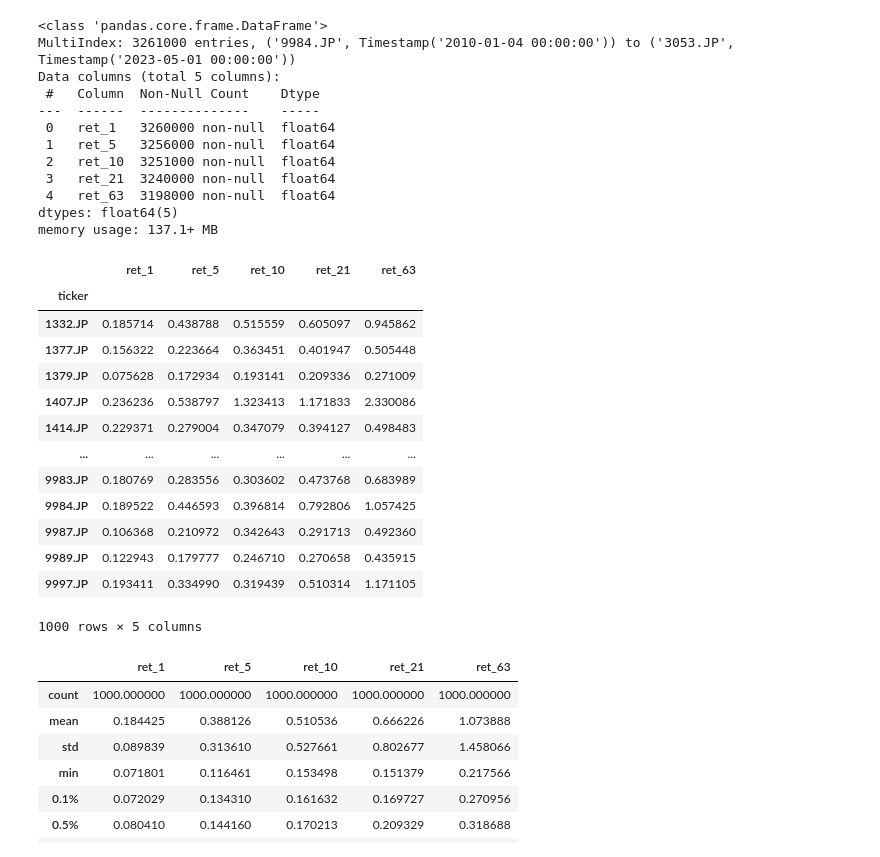
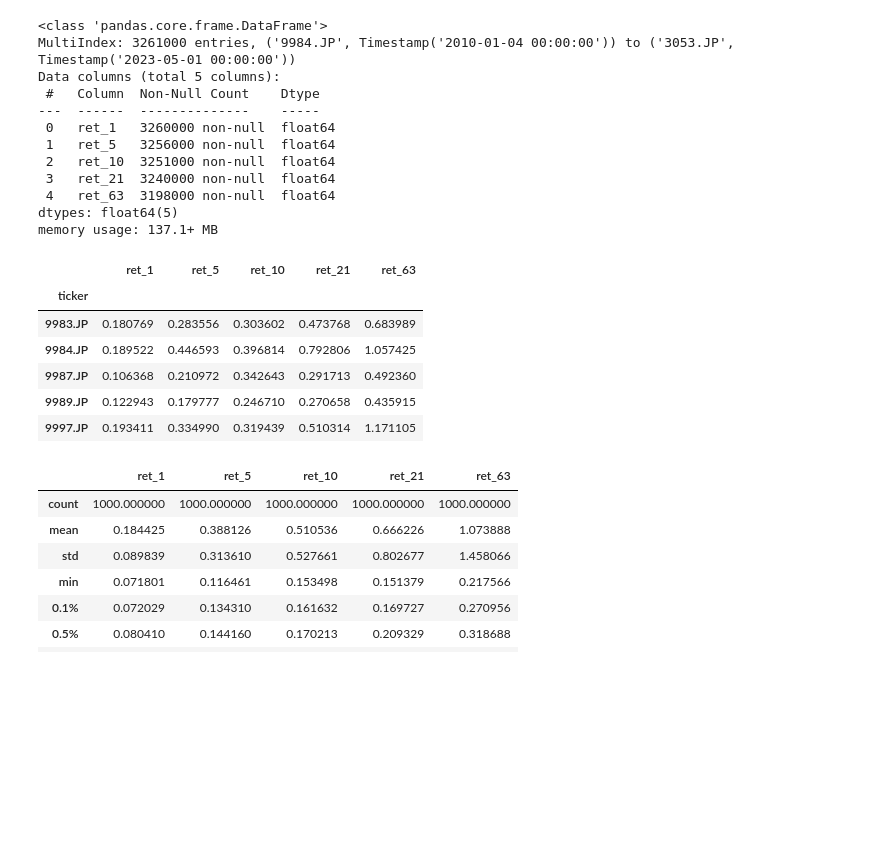
Before and after one commit to OliverJoo/quant_modeling, a Jupyter notebook: MDLing/RF_JP_Equity_FeatureEngineering.ipynb, the cells around one changed output. Drawn from its saved outputs; the diff is of its cells as text; code cells hidden in the pictures; blank space fills up the shorter version.

```diff
--- a/MDLing/RF_JP_Equity_FeatureEngineering.ipynb
+++ b/MDLing/RF_JP_Equity_FeatureEngineering.ipynb
@@ -115,22 +115,16 @@ dtypes: float64(5)
 memory usage: 137.1+ MB
 # %%
 max_ret_by_sym = returns.groupby(level='ticker').max()
-max_ret_by_sym
+
+max_ret_by_sym.tail()
 # %% [output]
 |  | ret_1 | ret_5 | ret_10 | ret_21 | ret_63 |
 | ticker |  |  |  |  |  |
-| 1332.JP | 0.185714 | 0.438788 | 0.515559 | 0.605097 | 0.945862 |
-| 1377.JP | 0.156322 | 0.223664 | 0.363451 | 0.401947 | 0.505448 |
-| 1379.JP | 0.075628 | 0.172934 | 0.193141 | 0.209336 | 0.271009 |
-| 1407.JP | 0.236236 | 0.538797 | 1.323413 | 1.171833 | 2.330086 |
-| 1414.JP | 0.229371 | 0.279004 | 0.347079 | 0.394127 | 0.498483 |
-| ... | ... | ... | ... | ... | ... |
 | 9983.JP | 0.180769 | 0.283556 | 0.303602 | 0.473768 | 0.683989 |
 | 9984.JP | 0.189522 | 0.446593 | 0.396814 | 0.792806 | 1.057425 |
 | 9987.JP | 0.106368 | 0.210972 | 0.342643 | 0.291713 | 0.492360 |
 | 9989.JP | 0.122943 | 0.179777 | 0.246710 | 0.270658 | 0.435915 |
 | 9997.JP | 0.193411 | 0.334990 | 0.319439 | 0.510314 | 1.171105 |
-1000 rows × 5 columns
 # %%
 percentiles = [.001, .005, .01, .025, .05, .1]
 percentiles += [1-p for p in percentiles]
```
Also changed, not shown: parts of 9 cells of this notebook, 1 other file.
